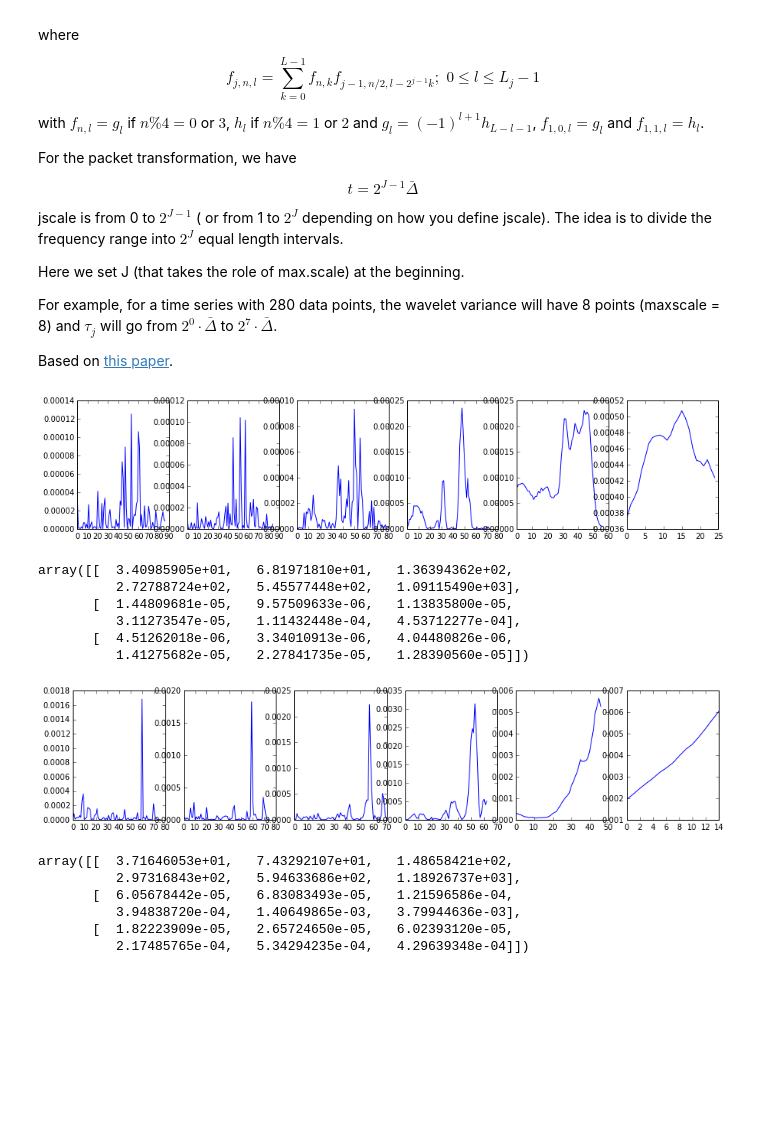
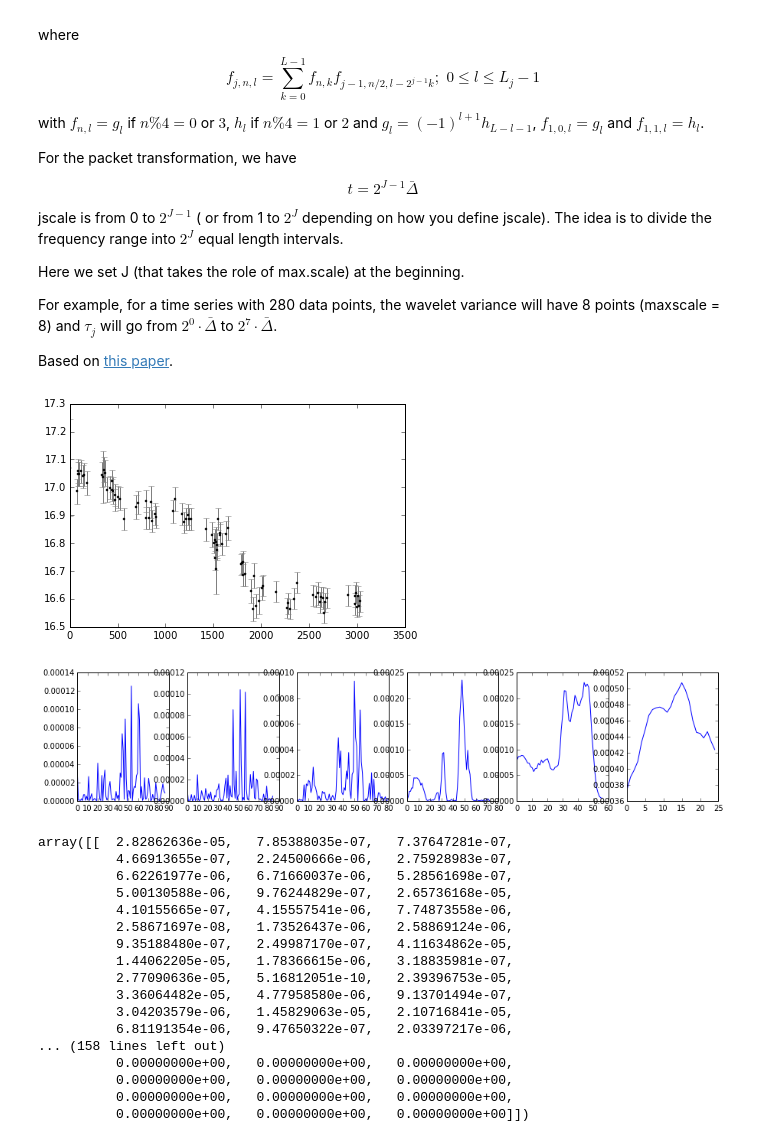
Before and after one commit to drphilmarshall/stationarity, a Jupyter notebook: Testing for stationarity using Slepian wavelets.ipynb, the cells around one changed output. Cells and saved outputs as stored; diff of their text form; code cells hidden in the pictures; blank space fills up the shorter version.

Commit message:
Added data plotting

```diff
--- a/Testing for stationarity using Slepian wavelets.ipynb
+++ b/Testing for stationarity using Slepian wavelets.ipynb
@@ -93,6 +93,7 @@ def wavelet_variance(data):
   sw_dis = np.zeros_like(sw_var)
   wc = np.empty((maxscale, n))
   fig, ax = plt.subplots(1, maxscale, figsize = (15, 3))
+  ser = np.zeros([maxscale, np.max(sMj)])
   for jscale in range(maxscale):
     a, b = dpss(sMj[jscale], 3.5, 5)
     dps.append(a)
@@ -105,15 +106,10 @@ def wavelet_variance(data):
       except ValueError:
         print jscale, tpt, index, obsx[index], wf
         sys.exit(-1)
-    ser = wc[jscale, 0:sMj[jscale]] ** 2.
-    ax[jscale].plot(range(sMj[jscale]), ser)
-    sw_var[jscale] = np.mean(ser)
-    Jser = ser.dot(dps[jscale])
-    u0 = Jser.dot(lamplus[jscale].conj().T) / np.sum(lamplus[jscale] ** 2.)
-    sw_dis[jscale] = np.mean((Jser - np.array(u0) * lamplus[jscale]) ** 2) / sMj[jscale]
-    tau[jscale] = 2. ** (jscale) * meandelta
+    ser[jscale, 0:sMj[jscale]] = wc[jscale, 0:sMj[jscale]] ** 2.
+    ax[jscale].plot(range(sMj[jscale]), ser[jscale, 0:sMj[jscale]])
   plt.show()
-  return np.array([tau, sw_var, np.sqrt(sw_dis)])
+  return ser
 
 
 def getData(id):
@@ -130,27 +126,30 @@ def getData(id):
   raw = np.genfromtxt(path)
   data = groupByDate(clean(raw.T))
   return data
-# %%
-id = 1101123020306
-data = getData(id)
-wavelet_variance(data)
-# %% [output]
-[figure, removed]
-array([[  3.40985905e+01,   6.81971810e+01,   1.36394362e+02,
-          2.72788724e+02,   5.45577448e+02,   1.09115490e+03],
-       [  1.44809681e-05,   9.57509633e-06,   1.13835800e-05,
-          3.11273547e-05,   1.11432448e-04,   4.53712277e-04],
-       [  4.51262018e-06,   3.34010913e-06,   4.04480826e-06,
-          1.41275682e-05,   2.27841735e-05,   1.28390560e-05]])
-# %%
-id = 1135058030905
-data = getData(id)
-wavelet_variance(data)
-# %% [output]
-[figure, removed]
-array([[  3.71646053e+01,   7.43292107e+01,   1.48658421e+02,
-          2.97316843e+02,   5.94633686e+02,   1.18926737e+03],
-       [  6.05678442e-05,   6.83083493e-05,   1.21596586e-04,
-          3.94838720e-04,   1.40649865e-03,   3.79944636e-03],
-       [  1.82223909e-05,   2.65724650e-05,   6.02393120e-05,
-          2.17485765e-04,   5.34294235e-04,   4.29639348e-04]])
+# %%
+id = 1101123020306
+data = getData(id)
+fig, ax = plt.subplots()
+ax.errorbar(data[0], data[1], data[2],  fmt = '.k', ecolor = 'gray', lw = 1, ms = 4)
+plt.show()
+wavelet_variance(data)
+# %% [output]
+[figure, added]
+[figure, added]
+array([[  2.82862636e-05,   7.85388035e-07,   7.37647281e-07,
+          4.66913655e-07,   2.24500666e-06,   2.75928983e-07,
+          6.62261977e-06,   6.71660037e-06,   5.28561698e-07,
+          5.00130588e-06,   9.76244829e-07,   2.65736168e-05,
+          4.10155665e-07,   4.15557541e-06,   7.74873558e-06,
+          2.58671697e-08,   1.73526437e-06,   2.58869124e-06,
+          9.35188480e-07,   2.49987170e-07,   4.11634862e-05,
+          1.44062205e-05,   1.78366615e-06,   3.18835981e-07,
+          2.77090636e-05,   5.16812051e-10,   2.39396753e-05,
+          3.36064482e-05,   4.77958580e-06,   9.13701494e-07,
+          3.04203579e-06,   1.45829063e-05,   2.10716841e-05,
+          6.81191354e-06,   9.47650322e-07,   2.03397217e-06,
+... (158 lines left out)
+          0.00000000e+00,   0.00000000e+00,   0.00000000e+00,
+          0.00000000e+00,   0.00000000e+00,   0.00000000e+00,
+          0.00000000e+00,   0.00000000e+00,   0.00000000e+00,
+          0.00000000e+00,   0.00000000e+00,   0.00000000e+00]])
```
Also changed, not shown: parts of 1 cell of this notebook.
